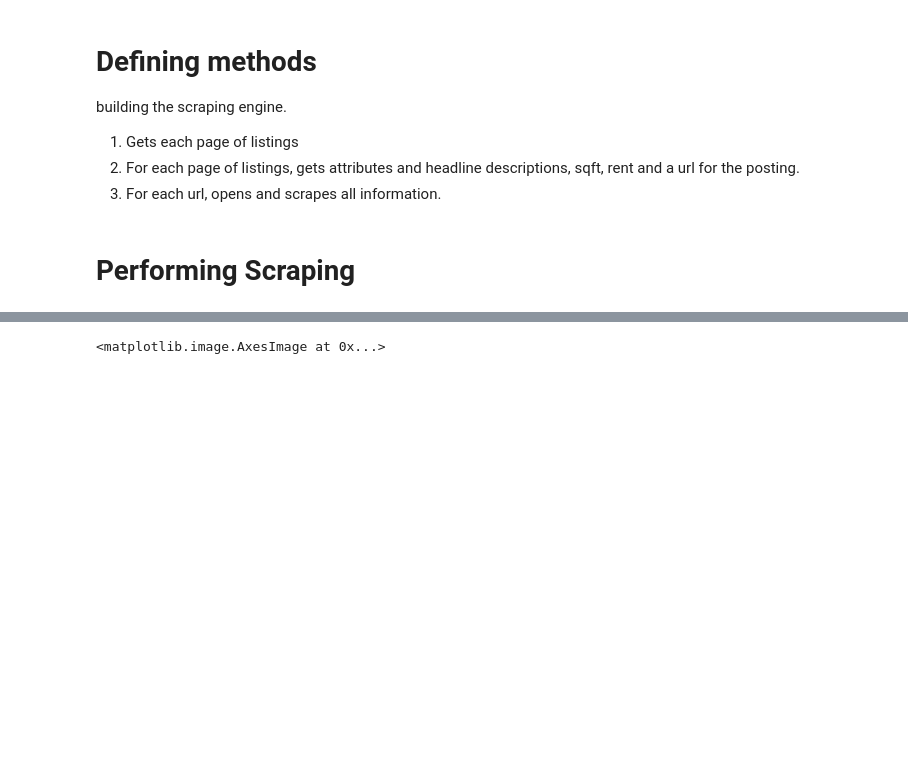
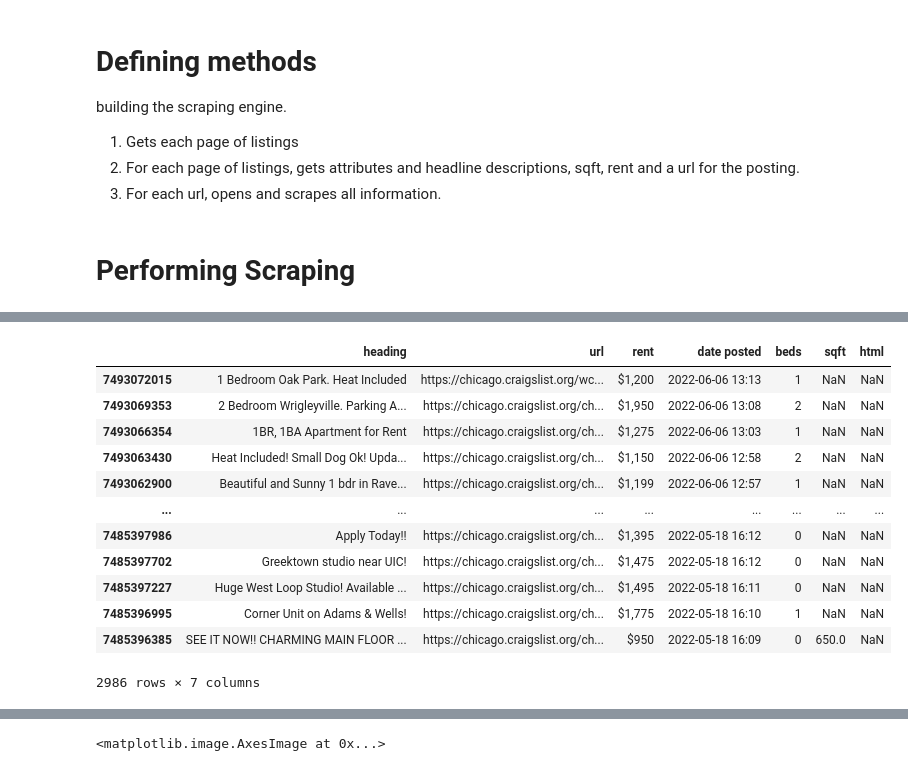
Before and after one commit to gbwiersum/CLApartmentScraper, a Jupyter notebook: CLScraper.ipynb, the cells around one changed output, grey strips where cells are left out. Drawn from its saved outputs; the diff is of its cells as text; code cells hidden in the pictures; blank space fills up the shorter version.

```diff
--- a/CLScraper.ipynb
+++ b/CLScraper.ipynb
@@ -270,0 +261,16 @@ Length: 1847, dtype: float64
+# %%
+listingdf[listingdf['html'].isna()]
+# %% [output]
+|  | heading | url | rent | date posted | beds | sqft | html |
+| 7493072015 | 1 Bedroom Oak Park. Heat Included | https://chicago.craigslist.org/wc... | $1,200 | 2022-06-06 13:13 | 1 | NaN | NaN |
+| 7493069353 | 2 Bedroom Wrigleyville. Parking A... | https://chicago.craigslist.org/ch... | $1,950 | 2022-06-06 13:08 | 2 | NaN | NaN |
+| 7493066354 | 1BR, 1BA Apartment for Rent | https://chicago.craigslist.org/ch... | $1,275 | 2022-06-06 13:03 | 1 | NaN | NaN |
+| 7493063430 | Heat Included! Small Dog Ok! Upda... | https://chicago.craigslist.org/ch... | $1,150 | 2022-06-06 12:58 | 2 | NaN | NaN |
+| 7493062900 | Beautiful and Sunny 1 bdr in Rave... | https://chicago.craigslist.org/ch... | $1,199 | 2022-06-06 12:57 | 1 | NaN | NaN |
+| ... | ... | ... | ... | ... | ... | ... | ... |
+| 7485397986 | Apply Today!! | https://chicago.craigslist.org/ch... | $1,395 | 2022-05-18 16:12 | 0 | NaN | NaN |
+| 7485397702 | Greektown studio near UIC! | https://chicago.craigslist.org/ch... | $1,475 | 2022-05-18 16:12 | 0 | NaN | NaN |
+| 7485397227 | Huge West Loop Studio! Available ... | https://chicago.craigslist.org/ch... | $1,495 | 2022-05-18 16:11 | 0 | NaN | NaN |
+| 7485396995 | Corner Unit on Adams & Wells! | https://chicago.craigslist.org/ch... | $1,775 | 2022-05-18 16:10 | 1 | NaN | NaN |
+| 7485396385 | SEE IT NOW!! CHARMING MAIN FLOOR ... | https://chicago.craigslist.org/ch... | $950 | 2022-05-18 16:09 | 0 | 650.0 | NaN |
+2986 rows × 7 columns
```
Also changed, not shown: parts of 18 cells of this notebook.
